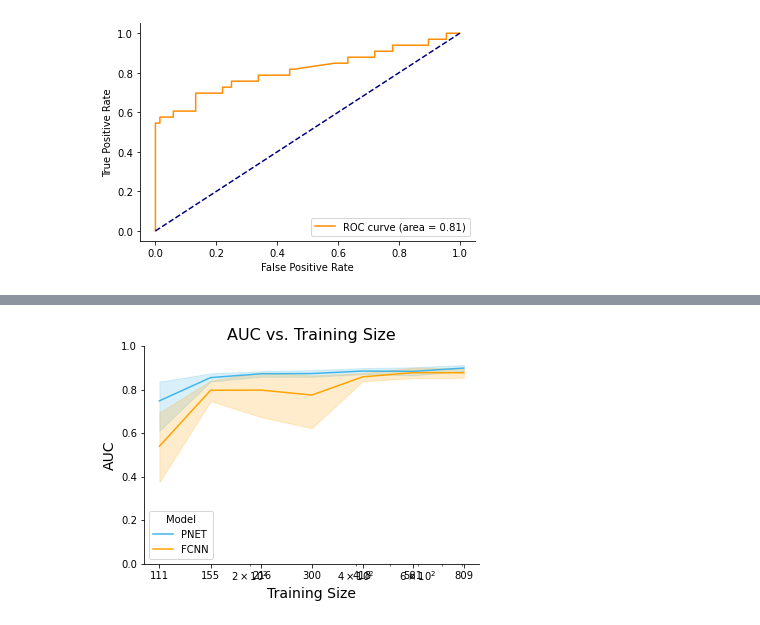
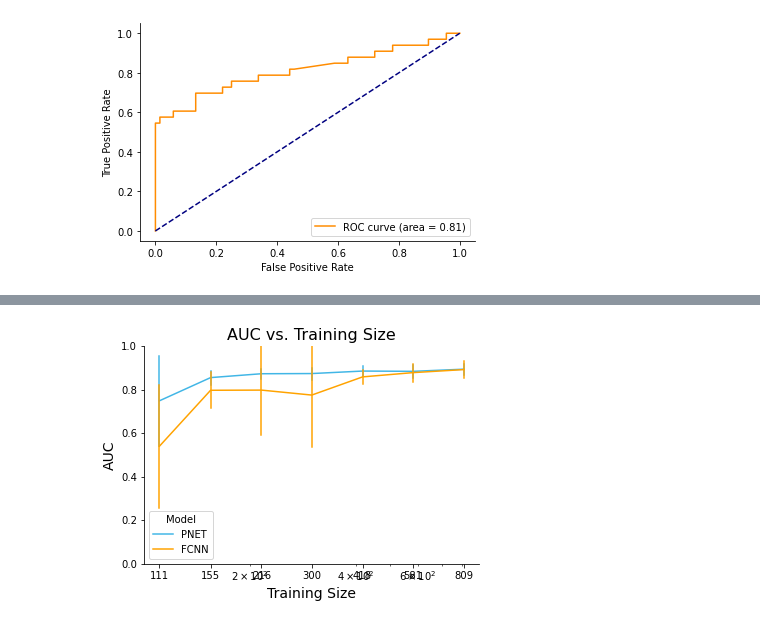
Before and after one commit to vanallenlab/pnet, a Jupyter notebook: src/sample_size_reduction.ipynb, the cells around one changed output, grey strips where cells are left out. Saved outputs shown, nothing was run; the diff lists cells and outputs as text; code cells hidden in the pictures.

```diff
--- a/src/sample_size_reduction.ipynb
+++ b/src/sample_size_reduction.ipynb
@@ -143,8 +143,8 @@ for ts in train_sizes:
         df = df.append(dict(zip(df.columns, [fcnn_auc, ts, 'FCNN'])), ignore_index=True)
 
 for i in range(10):
-    pnet_auc = torch.load('../results/prostate_val/run{}/AUC.pt'.format(i))[0].item()
-    fcnn_auc = torch.load('../results/prostate_val_fcnn/run{}/AUC.pt'.format(i))[0].item()
+    pnet_auc = torch.load('../results/prostate_val/run{}/AUC.pt'.format(i)).item()
+    fcnn_auc = torch.load('../results/prostate_val_fcnn/run{}/AUC.pt'.format(i)).item()
     df = df.append(dict(zip(df.columns, [pnet_auc, 809, 'PNET'])), ignore_index=True)
     df = df.append(dict(zip(df.columns, [fcnn_auc, 809, 'FCNN'])), ignore_index=True)
 df
@@ -165,24 +193,24 @@ df
 # %%
 sns.set_palette(['#41B6E6', '#FFA300'])
 
-sns.lineplot(data=df, x='Training Size', y='AUC', hue='Model')
+sns.lineplot(data=df, x='Training Size', y='AUC', hue='Model', ci='sd', err_style='bars')
 plt.xscale('log')
 plt.xticks([111, 155, 216, 300, 418, 581, 809])
 plt.ylim((0,1))
 ticks = plt.gca().get_xticks()
 
 # Create a ScalarFormatter with useOffset=False to prevent scientific notation
 formatter = ticker.ScalarFormatter(useOffset=False)
 
 # Format the xticks using the desired_xticks locations
 plt.gca().xaxis.set_major_formatter(formatter)
 plt.gca().set_xticks([111, 155, 216, 300, 418, 581, 809])
 plt.gca().spines['top'].set_visible(False)
 plt.gca().spines['right'].set_visible(False)
 plt.xlabel('Training Size', fontsize=14)
 plt.ylabel('AUC', fontsize=14)
 plt.title('AUC vs. Training Size', fontsize=16)
 
 plt.savefig('../figures/sample_size_reduction.pdf')
 # %% [output]
-[figure, old version]
+[figure, new version]
```
Also changed, not shown: parts of 3 cells of this notebook, 6 other files.
